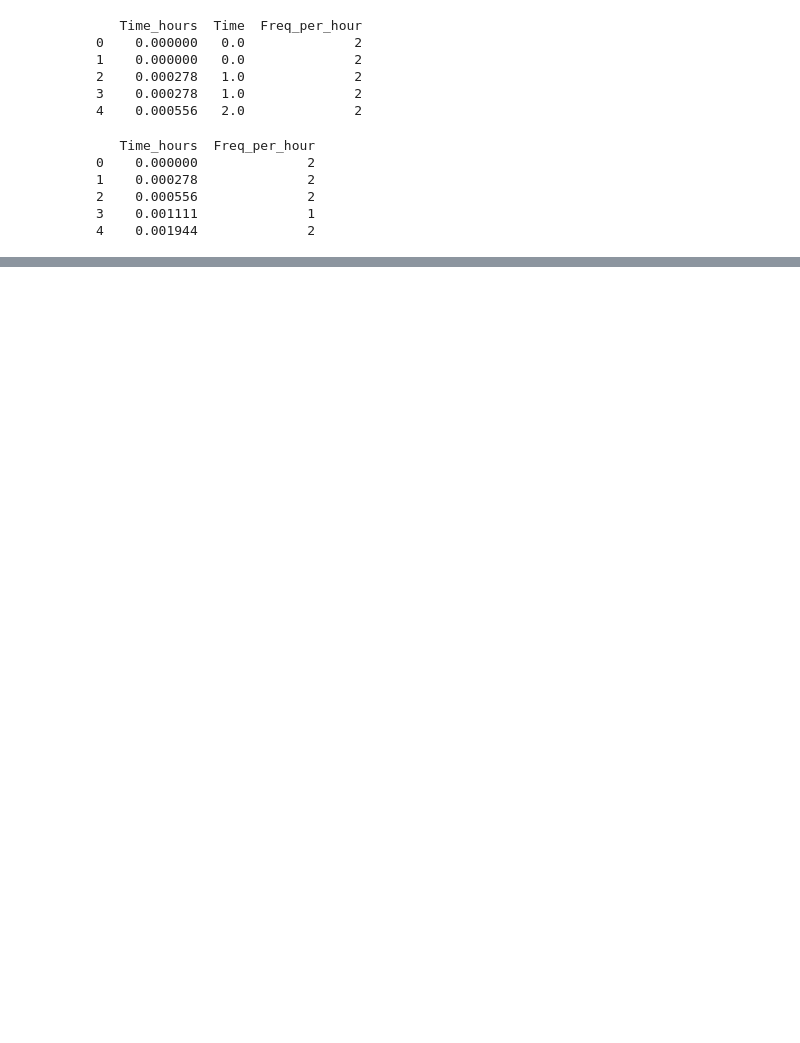
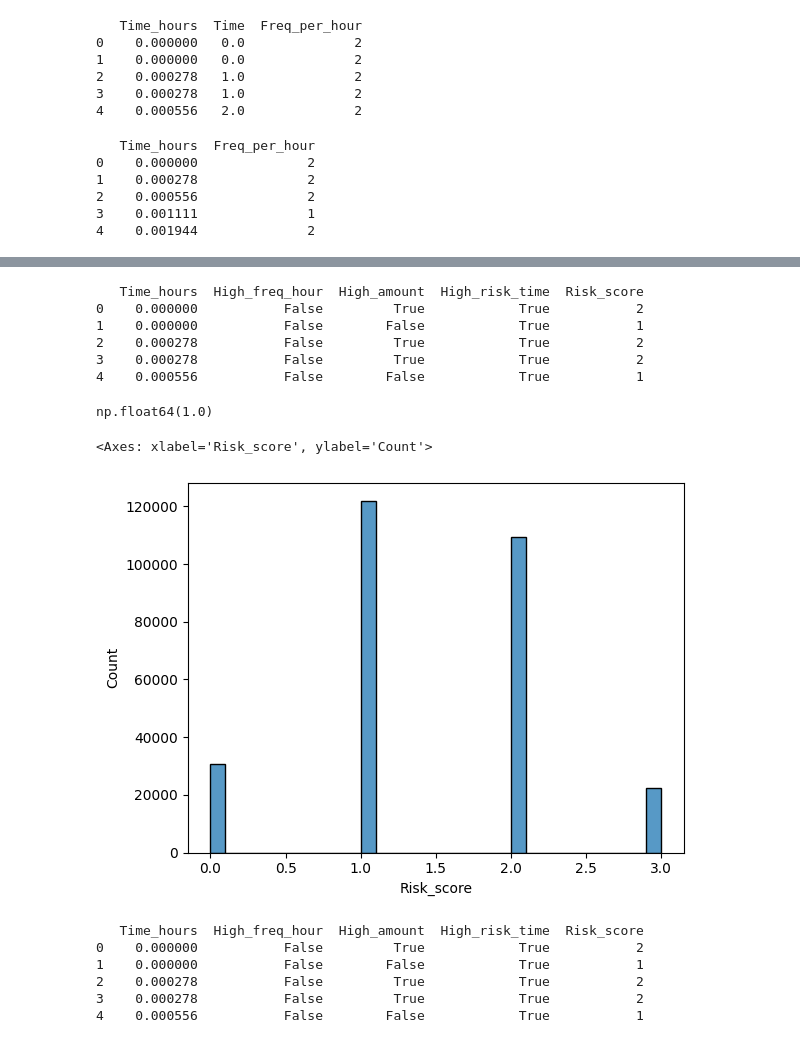
Before and after one commit to SamAGit2/Fraud-Detection-Project, a Jupyter notebook: CreditCard03.ipynb, the cells around one changed output, grey strips where cells are left out. Cells and saved outputs as stored; diff of their text form; code cells hidden in the pictures; blank space fills up the shorter version.

```diff
--- a/CreditCard03.ipynb
+++ b/CreditCard03.ipynb
@@ -32,0 +349,4 @@ print(freq_per_hour.head())
+# %%
+# Comment: This code flags transactions between 22:00 and 06:00 as high-risk time periods.
+df['High_risk_time'] = (df['Time_hours'] >= 22) | (df['Time_hours'] < 6)
+print(df[['Time_hours', 'High_risk_time']].head())
@@ -32,0 +360,6 @@ print(freq_per_hour.head())
+# %%
+df['Risk_score'] = (df['High_freq_hour'].astype(int) + df['High_amount'].astype(int) + df['High_risk_time'].astype(int))
+print(df[['Time_hours', 'High_freq_hour', 'High_amount', 'High_risk_time', 'Risk_score']].head())
+# Comment: This code creates a risk score (0-3) by summing binary flags for high frequency,
+# high amount, and high-risk time periods. 0: no risk, 3: all risks. Each flag a risk factor.
+'''astype(int) converts True/False)  to integers (1 for True, 0 for False) : summed to Risk_score.'''
@@ -32,0 +374,10 @@ print(freq_per_hour.head())
+# %%
+df['Risk_score'] = (df['High_freq_hour'].astype(int) + df['High_amount'].astype(int) + df['High_risk_time'].astype(int))
+print(df[['Time_hours', 'High_freq_hour', 'High_amount', 'High_risk_time', 'Risk_score']].head())
+# %% [output]
+   Time_hours  High_freq_hour  High_amount  High_risk_time  Risk_score
+0    0.000000           False         True            True           2
+1    0.000000           False        False            True           1
+2    0.000278           False         True            True           2
+3    0.000278           False         True            True           2
+4    0.000556           False        False            True           1
@@ -32,0 +386,21 @@ print(freq_per_hour.head())
+# %%
+df['Risk_score'].median()
+# %% [output]
+np.float64(1.0)
+# %%
+sns.histplot(df['Risk_score'], bins=30)
+# %% [output]
+<Axes: xlabel='Risk_score', ylabel='Count'>
+[figure, added]
+# %%
+df['Risk_score'] = (df['High_freq_hour'].astype(int) + df['High_amount'].astype(int) + df['High_risk_time'].astype(int))
+print(df[['Time_hours', 'High_freq_hour', 'High_amount', 'High_risk_time', 'Risk_score']].head())
+# Comment: This code creates a risk score (0-3) by summing binary flags for high frequency,
+# high amount, and high-risk time periods.
+# %% [output]
+   Time_hours  High_freq_hour  High_amount  High_risk_time  Risk_score
+0    0.000000           False         True            True           2
+1    0.000000           False        False            True           1
+2    0.000278           False         True            True           2
+3    0.000278           False         True            True           2
+4    0.000556           False        False            True           1
```
Also changed, not shown: parts of 34 cells of this notebook.
